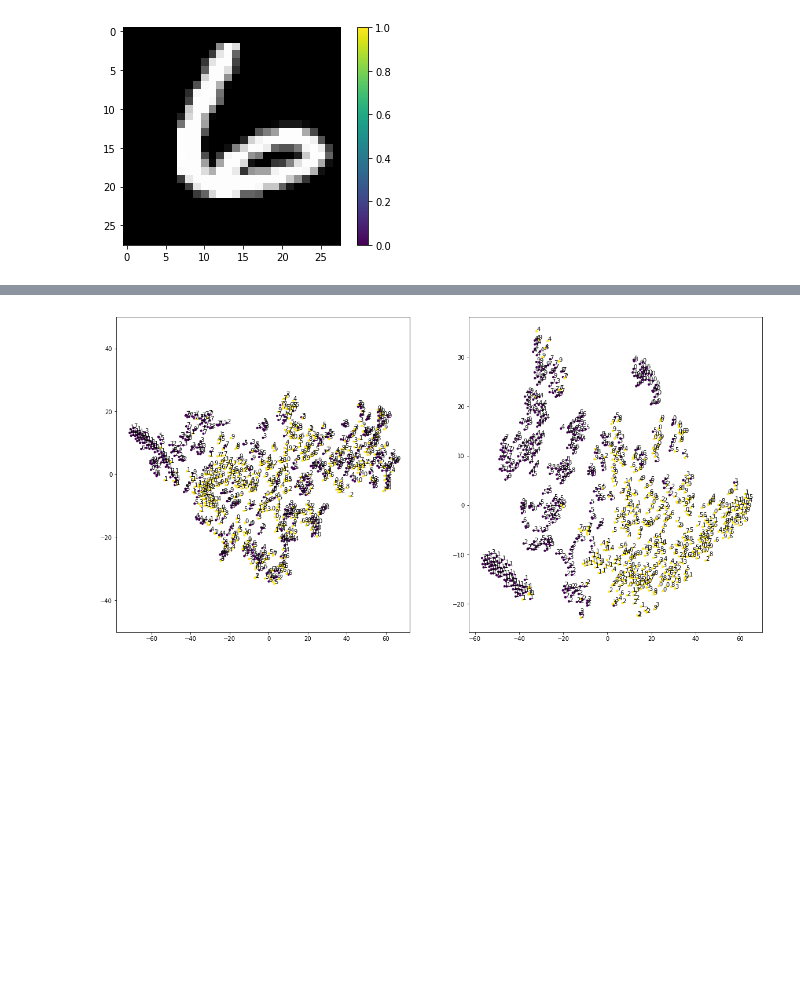
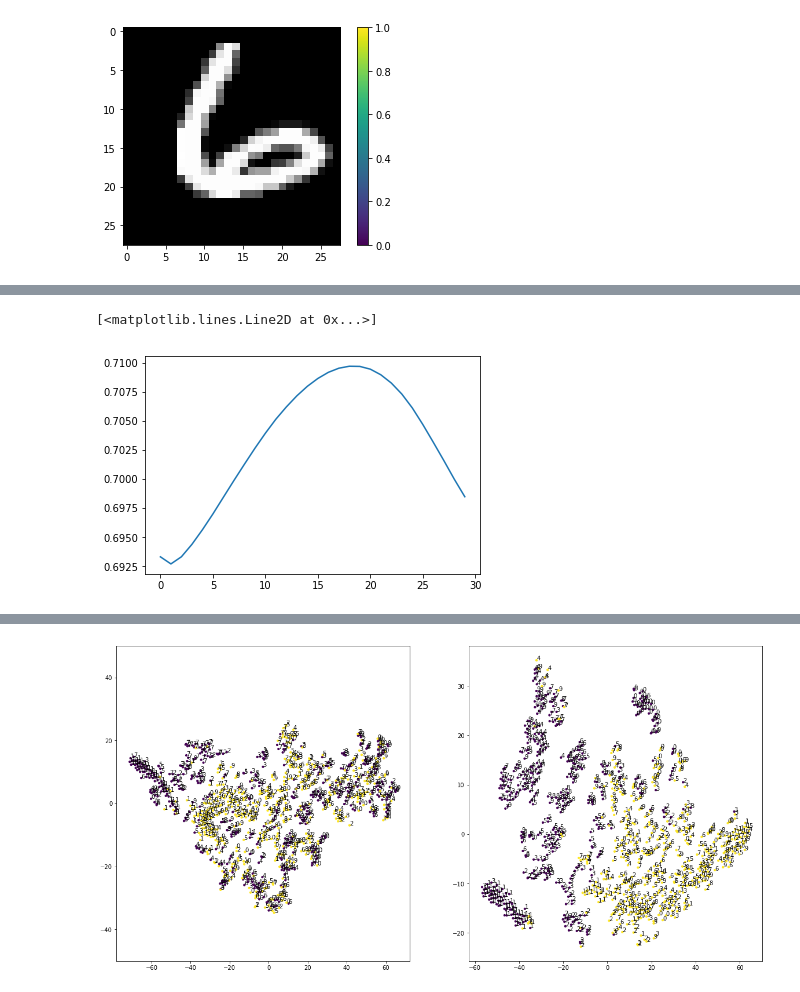
Before and after one commit to jaehwi0823/DANN, a Jupyter notebook: dann_usps.ipynb, the cells around one changed output, grey strips where cells are left out. Saved outputs shown, nothing was run; the diff lists cells and outputs as text; code cells hidden in the pictures; blank space fills up the shorter version.

```diff
--- a/dann_usps.ipynb
+++ b/dann_usps.ipynb
@@ -327,0 +313,5 @@ for _ in range(10):
+# %%
+plt.plot(train_loss_domain)
+# %% [output]
+[<matplotlib.lines.Line2D at 0x...>]
+[figure, added]
```
Also changed, not shown: parts of 7 cells of this notebook.
